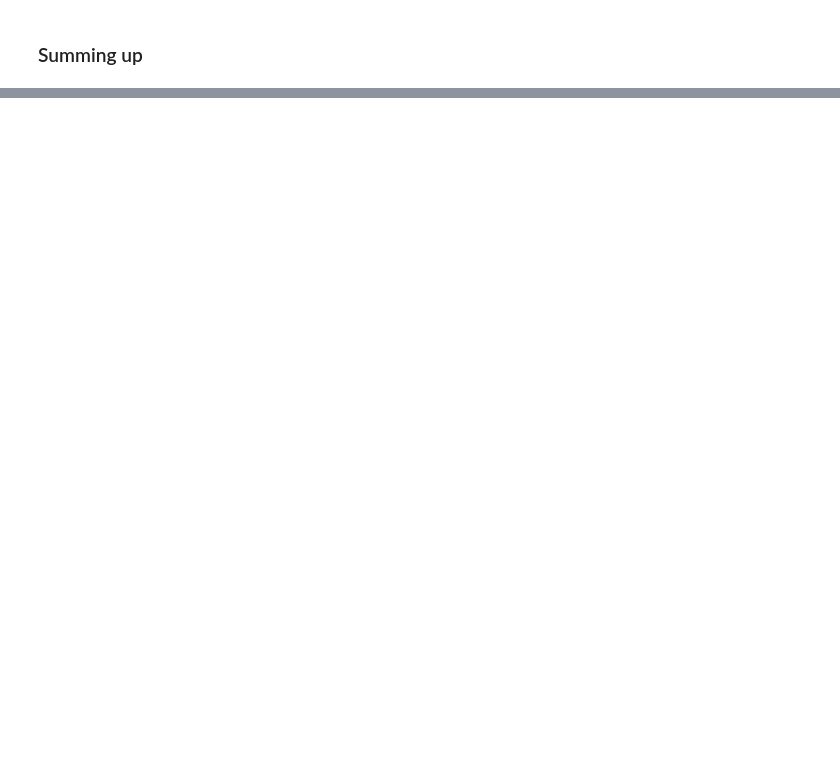
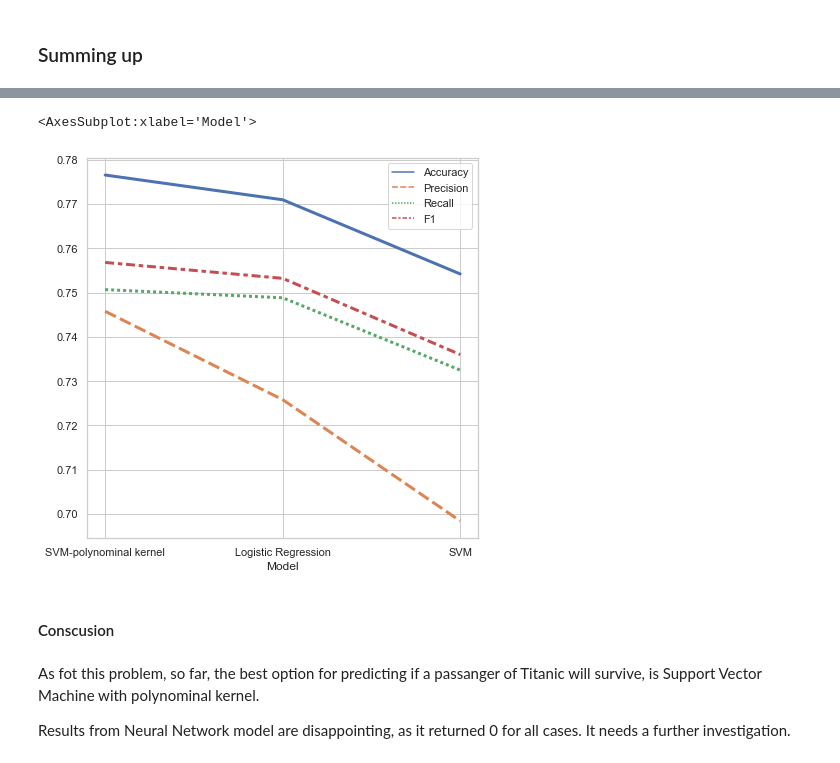
Before and after one commit to dan-ski/Titanic, a Jupyter notebook: Titanic.ipynb, the cells around one changed output, grey strips where cells are left out. Cells and saved outputs as stored; diff of their text form; code cells hidden in the pictures; blank space fills up the shorter version.

```diff
--- a/Titanic.ipynb
+++ b/Titanic.ipynb
@@ -998,0 +1026,6 @@ ValueError: Can only compare identically-labeled Series objects
+# %%
+final_results_metrics = final_results.set_index(final_results['Model'])
+final_results_metrics = final_results_plot.drop(columns=['Mislabeled', 'Total'])
+final_results_metrics = final_results_metrics.reindex(['SVM-polynominal kernel', 'Logistic Regression', 'SVM'])
+final_results_metrics = final_results_metrics.drop(columns=['Model'])
+final_results_metrics
@@ -998,0 +1038,11 @@ ValueError: Can only compare identically-labeled Series objects
+# %%
+sns.lineplot(final_results_metrics, linewidth=3, animated = True)
+# %% [output]
+<AxesSubplot:xlabel='Model'>
+[figure, added]
+# %% [markdown]
+#### Conscusion
+# %% [markdown]
+As fot this problem, so far, the best option for predicting if a passanger of Titanic will survive, is Support Vector Machine with polynominal kernel.
+
+Results from Neural Network model are disappointing, as it returned 0 for all cases. It needs a further investigation.
```
Also changed, not shown: parts of 44 cells of this notebook.
